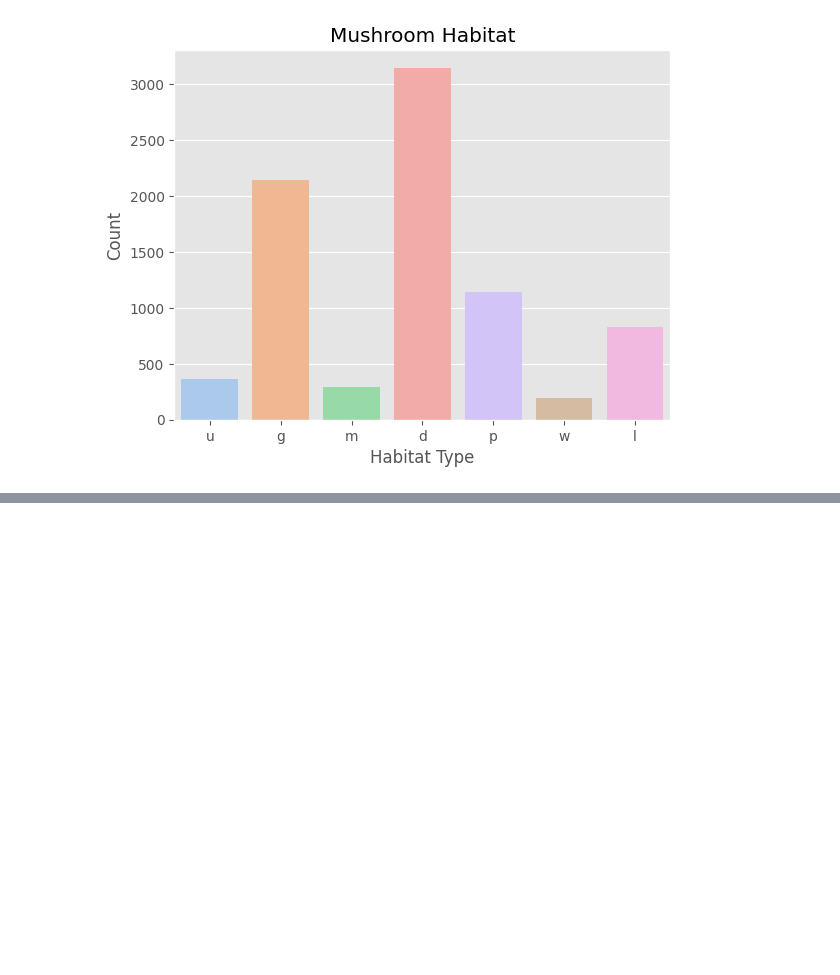
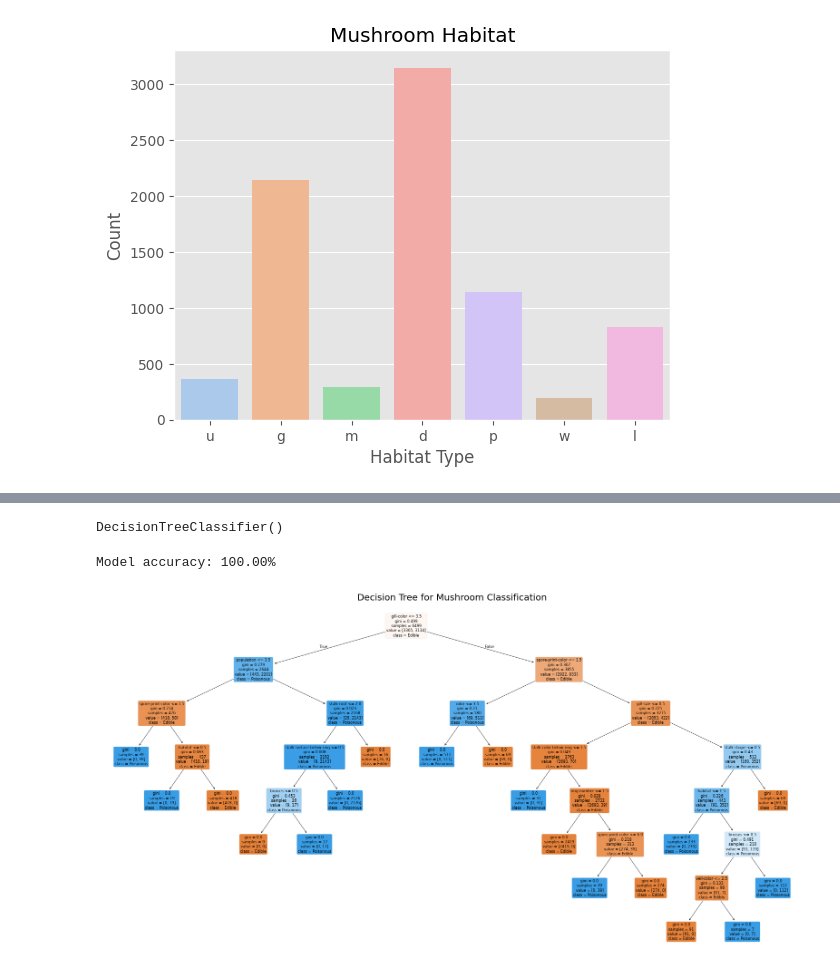
Before and after one commit to noraishmael/Final-Project, a Jupyter notebook: Mushrooms.ipynb, the cells around one changed output, grey strips where cells are left out. Cells and saved outputs as stored; diff of their text form; code cells hidden in the pictures; blank space fills up the shorter version.

Commit message:
Final version of mushroom ML project with tree visualisation

```diff
--- a/Mushrooms.ipynb
+++ b/Mushrooms.ipynb
@@ -127,0 +152,46 @@ Passing `palette` without assigning `hue` is deprecated and will be removed in v
+# %%
+from sklearn.model_selection import train_test_split
+
+# Features (everything except 'class')
+X = df_encoded.drop("class", axis=1)
+
+# Class to predict (edible vs poisonous)
+y = df_encoded["class"]
+
+# Split into training (80%) and testing (20%)
+X_train, X_test, y_train, y_test = train_test_split(X, y, test_size=0.2, random_state=42)
+# %%
+from sklearn.tree import DecisionTreeClassifier
+
+# Create the model
+model = DecisionTreeClassifier()
+
+# Train the model
+model.fit(X_train, y_train)
+# %% [output]
+DecisionTreeClassifier()
+# %%
+# Test the model
+accuracy = model.score(X_test, y_test)
+
+print(f"Model accuracy: {accuracy * 100:.2f}%")
+# %% [output]
+Model accuracy: 100.00%
+# %%
+#Visualise the model
+
+from sklearn.tree import plot_tree
+import matplotlib.pyplot as plt
+
+plt.figure(figsize=(20, 10))
+
+plot_tree(model,
+          feature_names=X.columns,
+          class_names=["Edible", "Poisonous"],
+          filled=True,
+          rounded=True)
+
+plt.title("Decision Tree for Mushroom Classification")
+plt.show()
+# %% [output]
+[figure, added]
```
Also changed, not shown: parts of 1 cell of this notebook.
